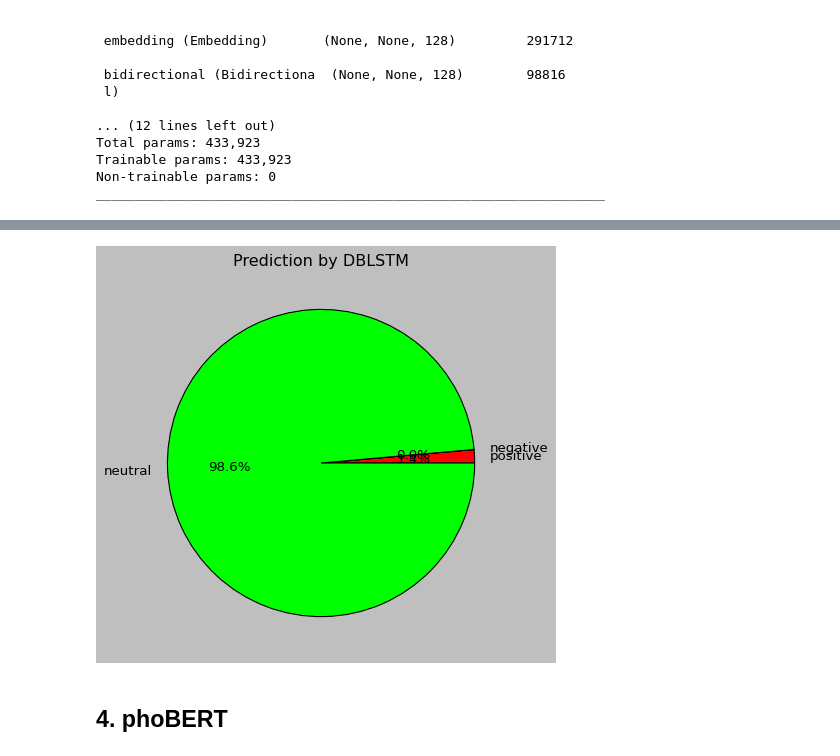
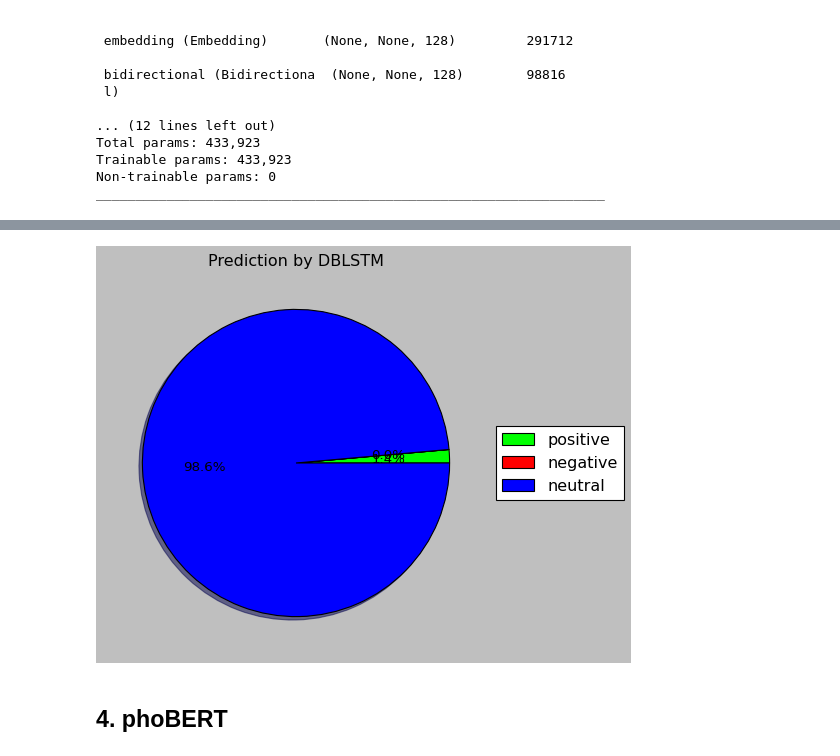
Before and after one commit to helloitsurdvq/VietnameseStockArticleClassification, a Jupyter notebook: source/07_demo.ipynb, the cells around one changed output, grey strips where cells are left out. Cells and saved outputs as stored; diff of their text form; code cells hidden in the pictures.

```diff
--- a/source/07_demo.ipynb
+++ b/source/07_demo.ipynb
@@ -124,9 +126,11 @@ sample_text = 'Tính chung cả tuần, VN-Index có 4 phiên tăng và 1 phiên
 prediction = dbgru.predict([sample_text])[0]
 predicted_probs = prediction.tolist()
 labeling = [label_mapping[i] for i in range(len(predicted_probs))]
-colors = ['#FF0000', '#0000FF', '#00FF00'] #RGB
+colors = ['#00FF00', '#FF0000', '#0000FF'] #RGB
 
-plt.pie(predicted_probs, labels=labeling, autopct='%1.1f%%', colors=colors)
+plt.pie(predicted_probs, autopct='%1.1f%%', colors=colors, shadow=True)
+color_patches = [plt.Rectangle((0, 0), 1, 1, fc=color) for color in colors]
+plt.legend(color_patches, labeling, loc='center left', bbox_to_anchor=(1, 0.5))
 plt.title('Prediction by DBLSTM')
 plt.show()
 # %% [output]
@@ -134,4 +138,4 @@ plt.show()
-[figure, old version]
+[figure, new version]
 # %% [markdown]
 ## 4. phoBERT
 # %%
```
Also changed, not shown: parts of 5 cells of this notebook.
